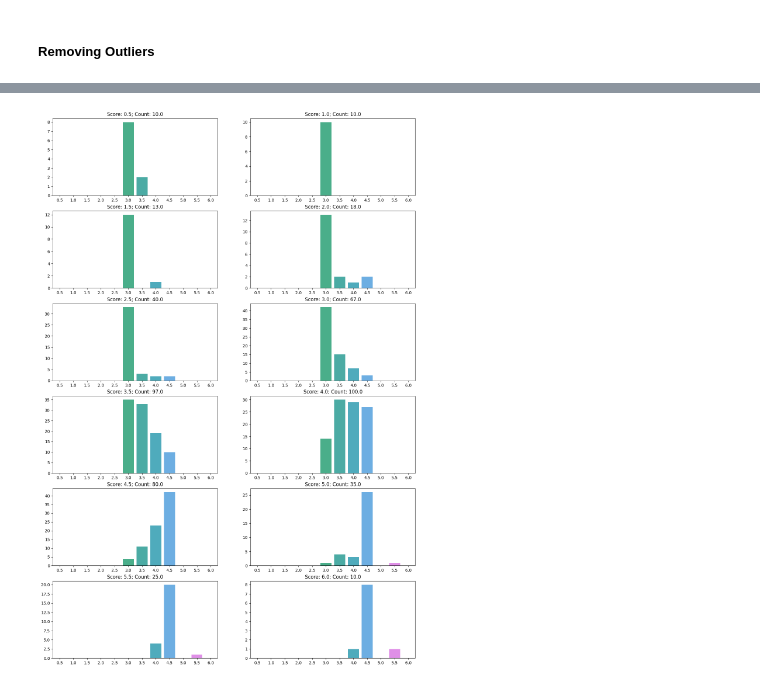
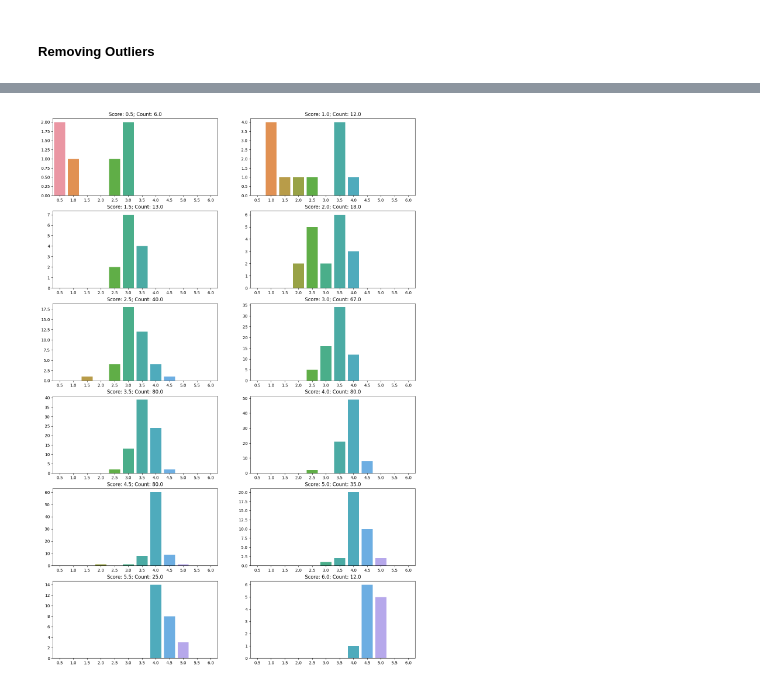
Before and after one commit to DarknessNotFound/WritingQuality, a Jupyter notebook: writing-quality2.ipynb, the cells around one changed output, grey strips where cells are left out. Saved outputs shown, nothing was run; the diff lists cells and outputs as text; code cells hidden in the pictures.

```diff
--- a/writing-quality2.ipynb
+++ b/writing-quality2.ipynb
@@ -395,3 +484,7 @@ Shape of Y Test: (505, 12)
+# %%
+for x in x_train_2:
+    if np.any(np.isnan(x)):
+        print(x)
 # %%
 input_shape_1 = (len(x_train), len(x_train[0]), len(x_train[0][0]))
 input_shape_2 = (len(x_train_2), len(x_train_2[0]))
@@ -487,15 +582,12 @@ loss_weights = [x for x in ( 1.25 - ((1.25 * stats_count) / len(y_train)))]
 print(len(loss_weights))
 print(loss_weights)
 
-metrics = [tf.keras.metrics.categorical_accuracy,
-          tf.keras.metrics.CategoricalCrossentropy(),
-        #    tf.keras.metrics.OneHotIoU(12, [x for x in range(12)]),
-        #    tf.keras.metrics.OneHotMeanIoU(12)
+metrics = [
+          tf.keras.metrics.RootMeanSquaredError(),
         ]
 model.compile(optimizer='adam',
-              loss=tf.keras.losses.CategoricalCrossentropy(),
+              loss="mse",
               metrics=metrics,
-              loss_weights=loss_weights
             )
 # %% [output]
 12
@@ -526,0 +595,6 @@ Epoch 10/10
+# %%
+# TODO: Make 4 models. A beginning model to get the low-med-high range value.
+#   --: Then the last three will be built based on the low-med-high criteria. For example, if a essay is determinded to be "low"
+#   --: by the first model then it will be tossed through the low-model and that will be the final result.
+epochs = 60
+history = model.fit(x=[x_train, x_train_2], y=y_train, validation_data=([x_valid, x_valid_2], y_valid), epochs=epochs)
@@ -575,11 +660,27 @@ def OneColdCode(arr: list) -> float:
 
 def HalfRound(a: float) -> float:
     return round(a * 2) / 2.0
+
+def SinglOutputProcessing(a: float) -> float:
+    a = HalfRound(a)
+
+    if a < 0.5:
+        a = 0.5
+    if a > 6.0:
+        a = 6.0
+
+    return a
 # %%
+# TODO: Show graphs of the validation data and then have a seperate test one. This is to avoid
+#       overfitting via make decisions based on the test set.
+
 model.evaluate([x_test, x_test_2], y_test)
 test_predictions = model.predict([x_test, x_test_2])
-test_predictions = [OneColdCode(x) for x in test_predictions]
-actual_values = np.array([OneColdCode(y) for y in y_test])
+#test_predictions = [OneColdCode(x) for x in test_predictions]
+#actual_values = np.array([OneColdCode(y) for y in y_test])
+
+test_predictions = [SinglOutputProcessing(x[0]) for x in test_predictions]
+actual_values = y_test
 
 fig = plt.figure(figsize=(16, 24))
 for i in range(1, 13, 1):
@@ -601,4 +702,4 @@ test_predictions = pd.DataFrame({"y" : test_predictions, })
-[figure, old version]
+[figure, new version]
 # %%
 # 2c75e15a --> 4.0
 # 2c7997a3 --> 3.5
```
Also changed, not shown: parts of 16 cells of this notebook, 1 other file.
